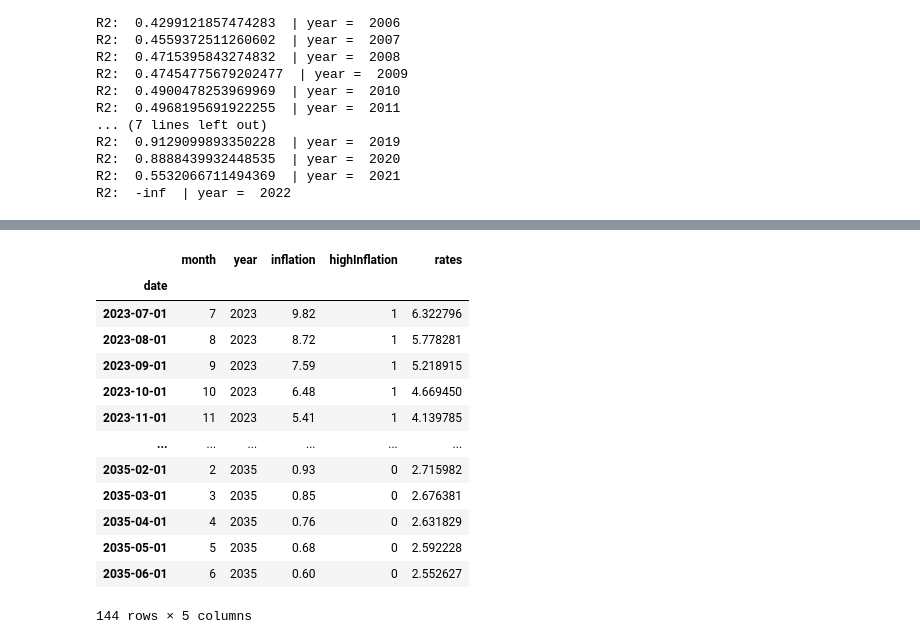
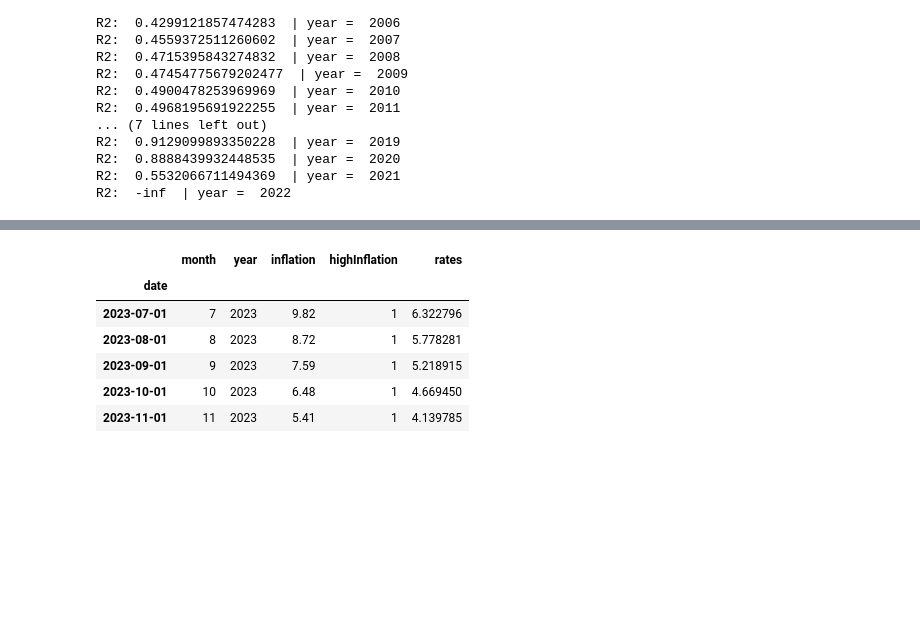
Before and after one commit to prosowiec/bonds, a Jupyter notebook: economic_data/notebooks/NBP_rates.ipynb, the cells around one changed output, grey strips where cells are left out. Drawn from its saved outputs; the diff is of its cells as text; code cells hidden in the pictures; blank space fills up the shorter version.

```diff
--- a/economic_data/notebooks/NBP_rates.ipynb
+++ b/economic_data/notebooks/NBP_rates.ipynb
@@ -233,22 +201,15 @@ pred_index['highInflation'] = np.where(pred_index['inflation'] > 5, 1, 0)
 # %%
 pred = results.predict(pred_index[["inflation", "highInflation"]])
 pred_index["rates"] = pred + 3
-pred_index
+pred_index.head()
 # %% [output]
 |  | month | year | inflation | highInflation | rates |
 | date |  |  |  |  |  |
 | 2023-07-01 | 7 | 2023 | 9.82 | 1 | 6.322796 |
 | 2023-08-01 | 8 | 2023 | 8.72 | 1 | 5.778281 |
 | 2023-09-01 | 9 | 2023 | 7.59 | 1 | 5.218915 |
 | 2023-10-01 | 10 | 2023 | 6.48 | 1 | 4.669450 |
 | 2023-11-01 | 11 | 2023 | 5.41 | 1 | 4.139785 |
-| ... | ... | ... | ... | ... | ... |
-| 2035-02-01 | 2 | 2035 | 0.93 | 0 | 2.715982 |
-| 2035-03-01 | 3 | 2035 | 0.85 | 0 | 2.676381 |
-| 2035-04-01 | 4 | 2035 | 0.76 | 0 | 2.631829 |
-| 2035-05-01 | 5 | 2035 | 0.68 | 0 | 2.592228 |
-| 2035-06-01 | 6 | 2035 | 0.60 | 0 | 2.552627 |
-144 rows × 5 columns
 # %%
 data["date"] =  pd.to_datetime(data["year"].astype(str) + "-" + data["month"].astype(str) + "-1", format='%Y-%m-%d')
 data.set_index("date", inplace = True)
```
Also changed, not shown: parts of 8 cells of this notebook, 2 other files.
